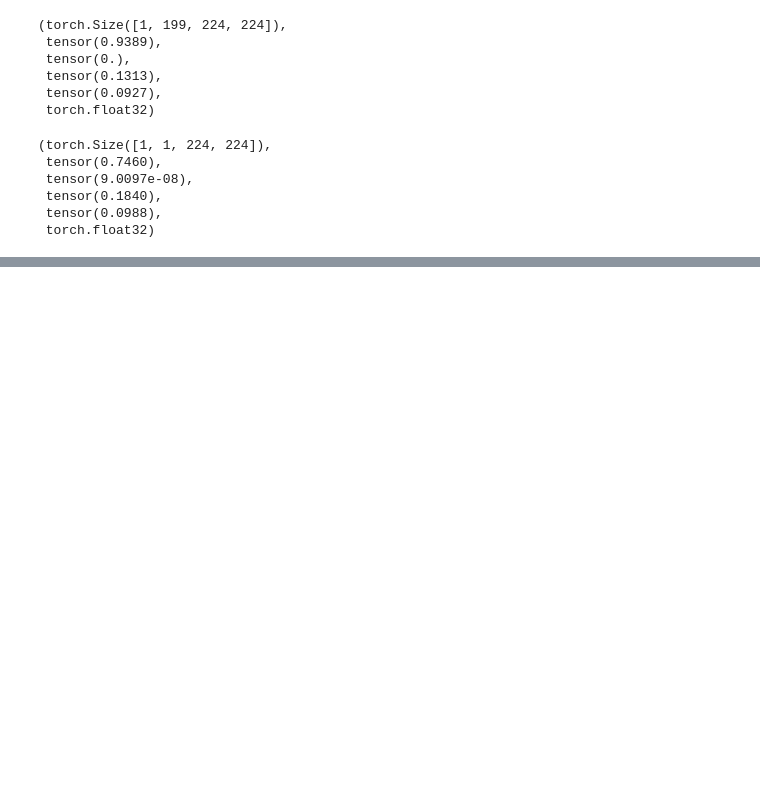
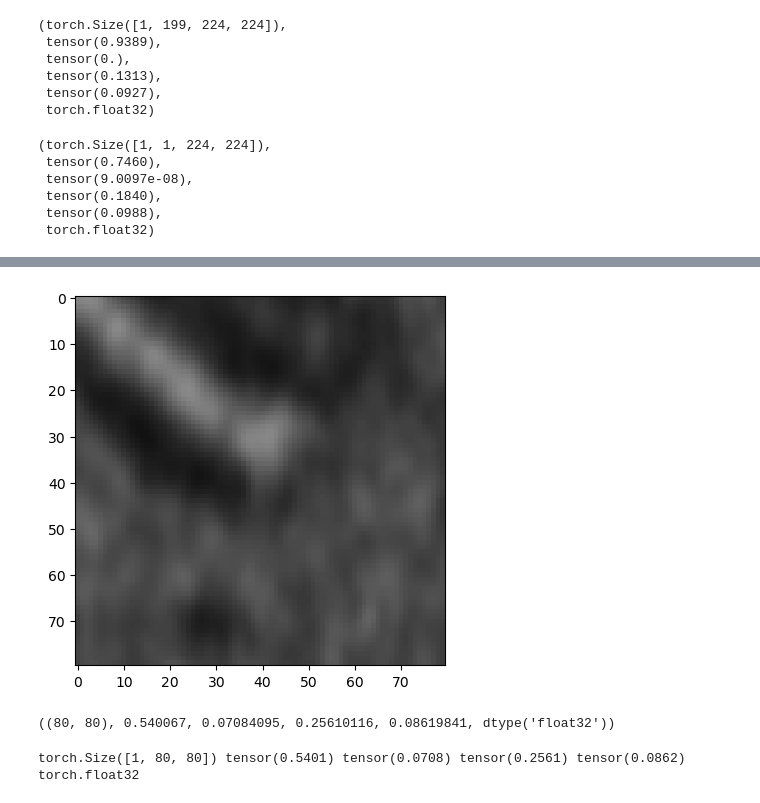
Before and after one commit to JonasHell/MAESTER, a Jupyter notebook: preprocess_my_data.ipynb, the cells around one changed output, grey strips where cells are left out. Drawn from its saved outputs; the diff is of its cells as text; code cells hidden in the pictures; blank space fills up the shorter version.

Commit message:
run with crop 80 to be comparable with my impl

```diff
--- a/preprocess_my_data.ipynb
+++ b/preprocess_my_data.ipynb
@@ -209,0 +240,20 @@ t.shape, t.max(), t.min(), t.mean(), t.std(), t.dtype
+# %%
+plt.imshow(data[data.shape[0]//2, 780:780+size, 240:240+size], cmap="gray", vmin=0, vmax=1)
+plt.show()
+# %% [output]
+[figure, added]
+# %%
+d = data[data.shape[0]//2, 780:780+size, 240:240+size]
+d.shape, d.max(), d.min(), d.mean(), d.std(), d.dtype
+# %% [output]
+((80, 80), 0.540067, 0.07084095, 0.25610116, 0.08619841, dtype('float32'))
+# %%
+import torch
+
+size = 80
+t = torch.tensor(data[data.shape[0]//2, 780:780+size, 240:240+size], dtype=torch.float32).unsqueeze(0)
+print(t.shape, t.max(), t.min(), t.mean(), t.std(), t.dtype)
+out = "/mnt/embl/scratch/hellgoth/data/chlamy_MAESTER/240229_cw15-wtnew-wtold_interphase_nhs-tub-cetn-dna_cf_00_tensor_single_crop80"
+torch.save({"240229_cw15-wtnew-wtold_interphase_nhs-tub-cetn-dna_cf_00": t[None]}, out)
+# %% [output]
+torch.Size([1, 80, 80]) tensor(0.5401) tensor(0.0708) tensor(0.2561) tensor(0.0862) torch.float32
```
Also changed, not shown: parts of 5 cells of this notebook, 1 other file.
